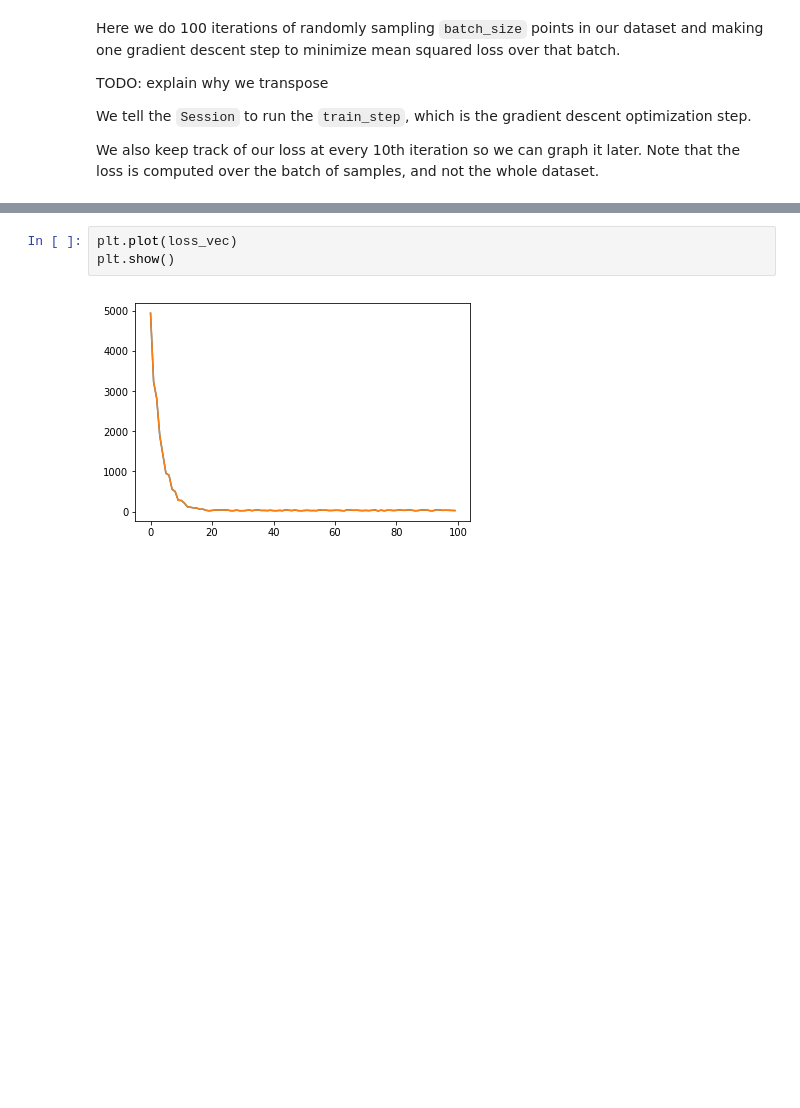
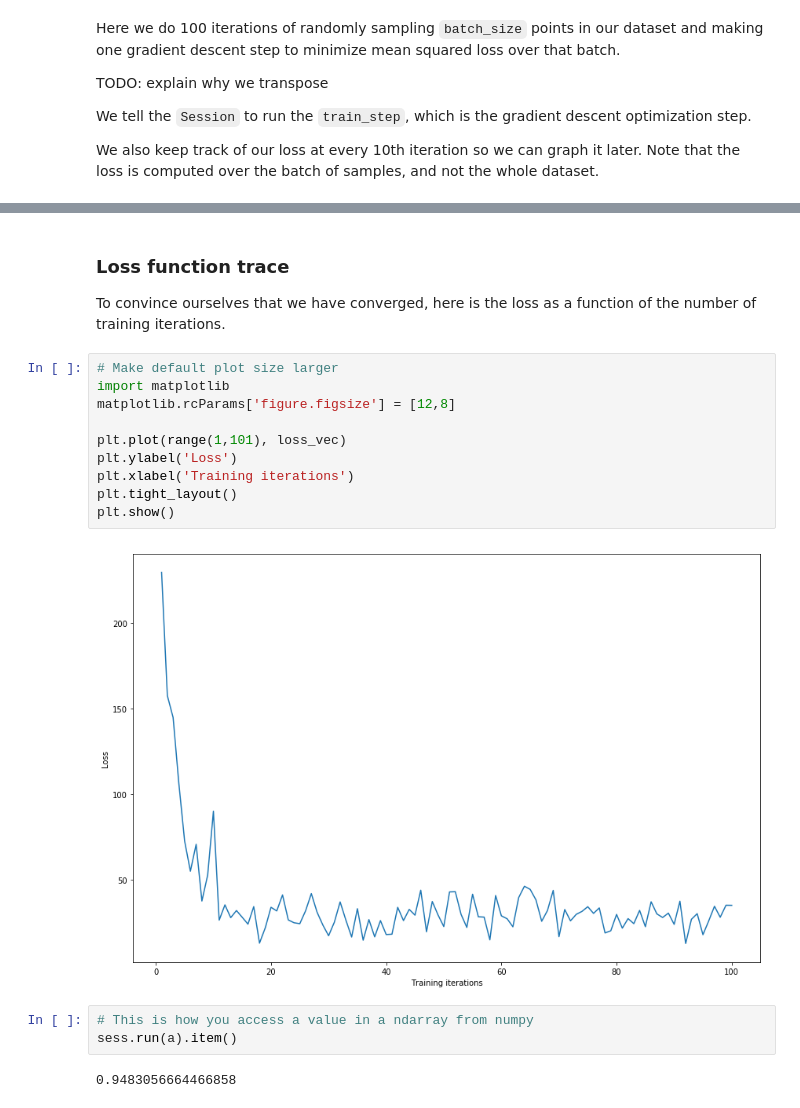
Before and after one commit to hugomailhot/neural-net-study-group, a Jupyter notebook: notebooks/linear_regression.ipynb, the cells around one changed output, grey strips where cells are left out. Saved outputs shown, nothing was run; the diff lists cells and outputs as text; blank space fills up the shorter version.

```diff
--- a/notebooks/linear_regression.ipynb
+++ b/notebooks/linear_regression.ipynb
@@ -113,5 +112,21 @@ Loss = 23.5586
-# %%
-plt.plot(loss_vec)
-plt.show()
-# %% [output]
-[figure, removed]
+# %% [markdown]
+### Loss function trace
+
+To convince ourselves that we have converged, here is the loss as a function of the number of training iterations.
+# %%
+# Make default plot size larger
+import matplotlib
+matplotlib.rcParams['figure.figsize'] = [12,8]
+
+plt.plot(range(1,101), loss_vec)
+plt.ylabel('Loss')
+plt.xlabel('Training iterations')
+plt.tight_layout()
+plt.show()
+# %% [output]
+[figure, added]
+# %%
+# This is how you access a value in a ndarray from numpy
+sess.run(a).item()
+# %% [output]
+0.9483056664466858
```
Also changed, not shown: parts of 6 cells of this notebook.
